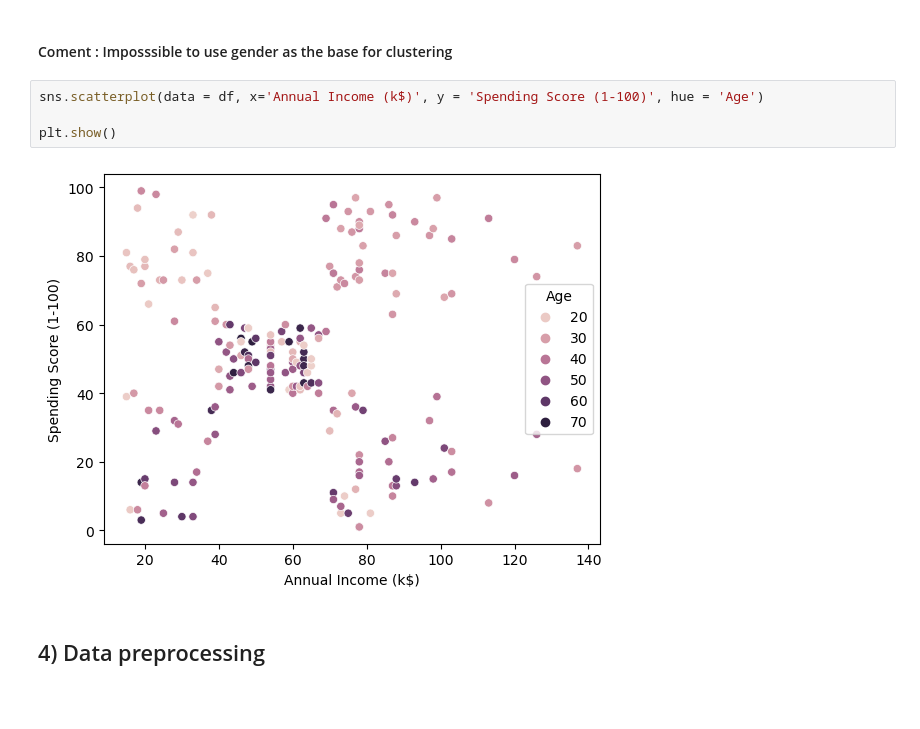
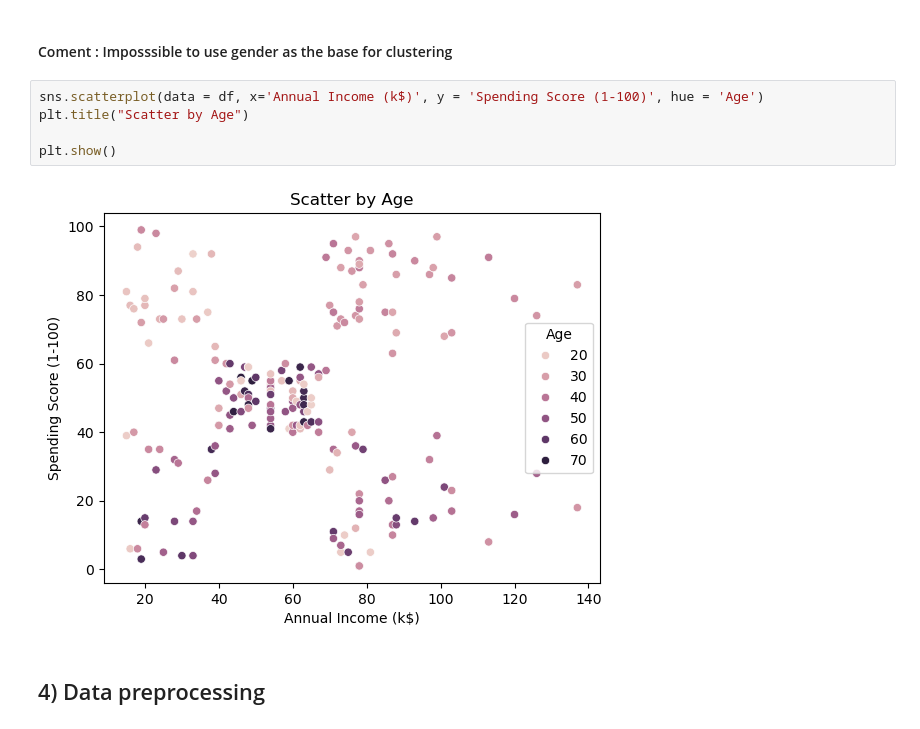
Before and after one commit to BellaKANMO/PRODIGY_ML_02, a Jupyter notebook: kmeans_customers_clustering.ipynb, the cells around one changed output. Drawn from its saved outputs; the diff is of its cells as text; blank space fills up the shorter version.

```diff
--- a/kmeans_customers_clustering.ipynb
+++ b/kmeans_customers_clustering.ipynb
@@ -53,10 +54,11 @@ plt.show()
 #### Coment : Imposssible to use gender as the base for clustering
 # %%
 sns.scatterplot(data = df, x='Annual Income (k$)', y = 'Spending Score (1-100)', hue = 'Age')
+plt.title("Scatter by Age")
 
 plt.show()
 # %% [output]
-[figure, old version]
+[figure, new version]
 # %% [markdown]
 ## 4) Data preprocessing
 # %% [markdown]
```
Also changed, not shown: parts of 12 cells of this notebook.
